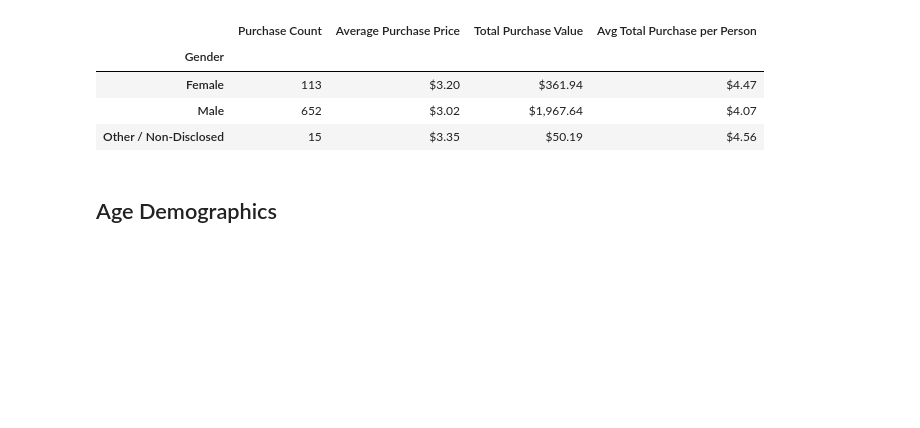
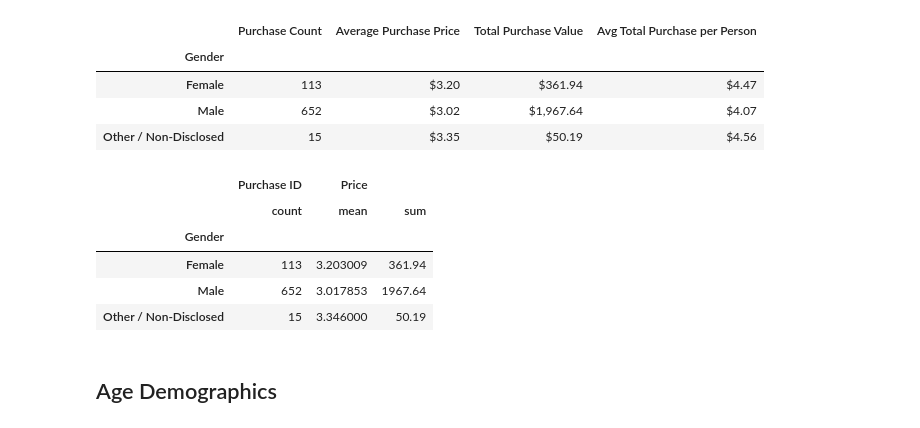
Before and after one commit to MoSeale/BootCamp_HomeWork, a Jupyter notebook: Unit 4 - Pandas/HeroesOfPymoli/HeroesOfPymoli_starter.ipynb, the cells around one changed output. Saved outputs shown, nothing was run; the diff lists cells and outputs as text; code cells hidden in the pictures; blank space fills up the shorter version.

```diff
--- a/Unit 4 - Pandas/HeroesOfPymoli/HeroesOfPymoli_starter.ipynb
+++ b/Unit 4 - Pandas/HeroesOfPymoli/HeroesOfPymoli_starter.ipynb
@@ -214,6 +259,28 @@ Name: SN, dtype: int64
 | Female | 113 | $3.20 | $361.94 | $4.47 |
 | Male | 652 | $3.02 | $1,967.64 | $4.07 |
 | Other / Non-Disclosed | 15 | $3.35 | $50.19 | $4.56 |
+# %%
+#Purchase ID	SN	Age	Gender	Item ID	Item Name	Price
+
+# Create a dataframe of the Purchasing File for each unique player
+
+agg_purchase_data=purchase_data.groupby('Gender').agg({"Purchase ID": 'count', "Price": ['mean','sum']})
+agg_purchase_data
+
+#Reorder index
+index=["Male","Female", "Other / Non-Disclosed"]
+agg_purchase_data2=grouped_purchase_data.reindex(index)
+#final_agg_purchase_data=agg_purchase_data2.rename(columns= {"SN":"Total Count"})
+#final_agg_purchase_data
+
+#Purchasing Analysis (Gender)
+# %% [output]
+|  | Purchase ID | Price |  |
+|  | count | mean | sum |
+| Gender |  |  |  |
+| Female | 113 | 3.203009 | 361.94 |
+| Male | 652 | 3.017853 | 1967.64 |
+| Other / Non-Disclosed | 15 | 3.346000 | 50.19 |
 # %% [markdown]
 ## Age Demographics
 # %% [markdown]
```
Also changed, not shown: parts of 2 cells of this notebook.
